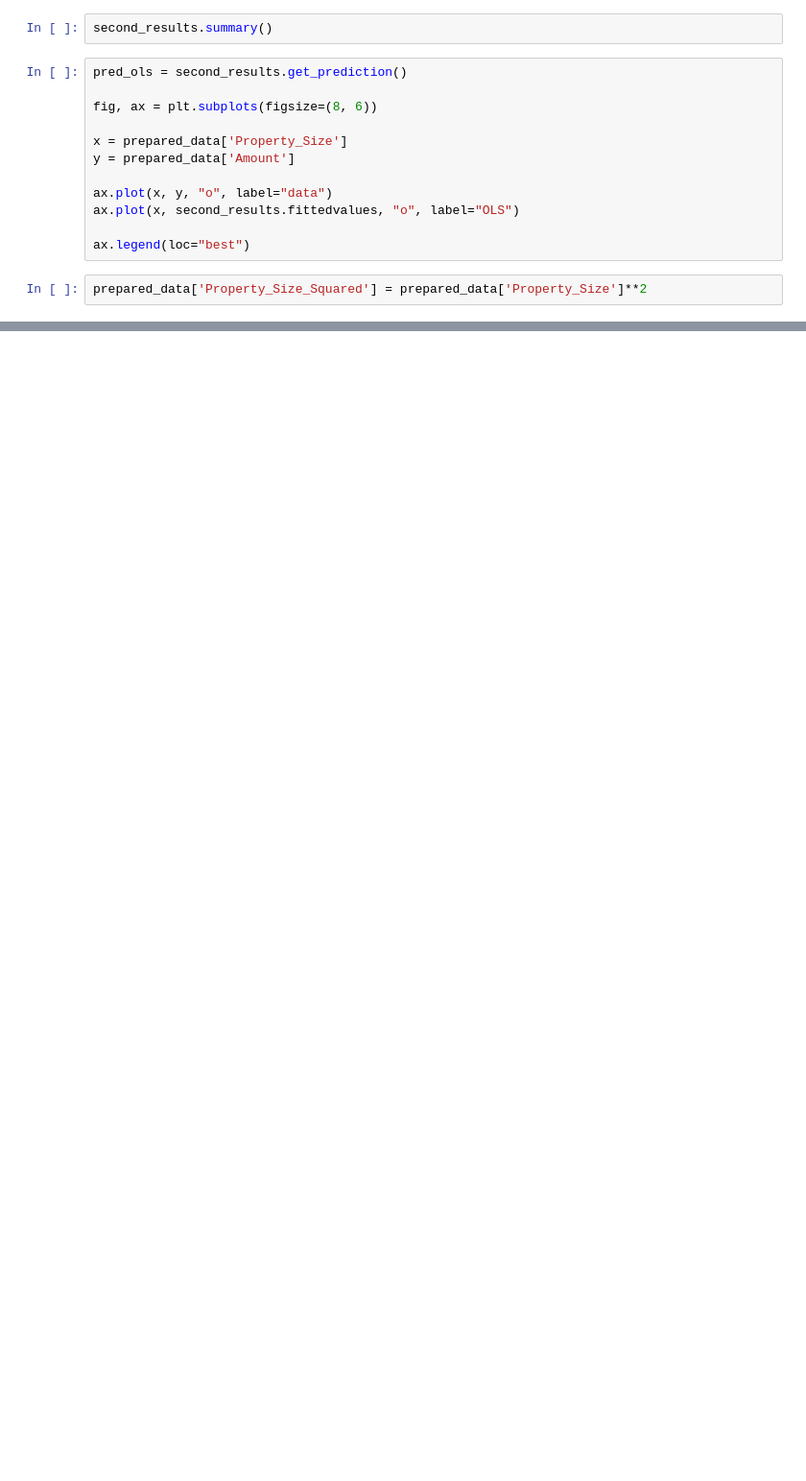
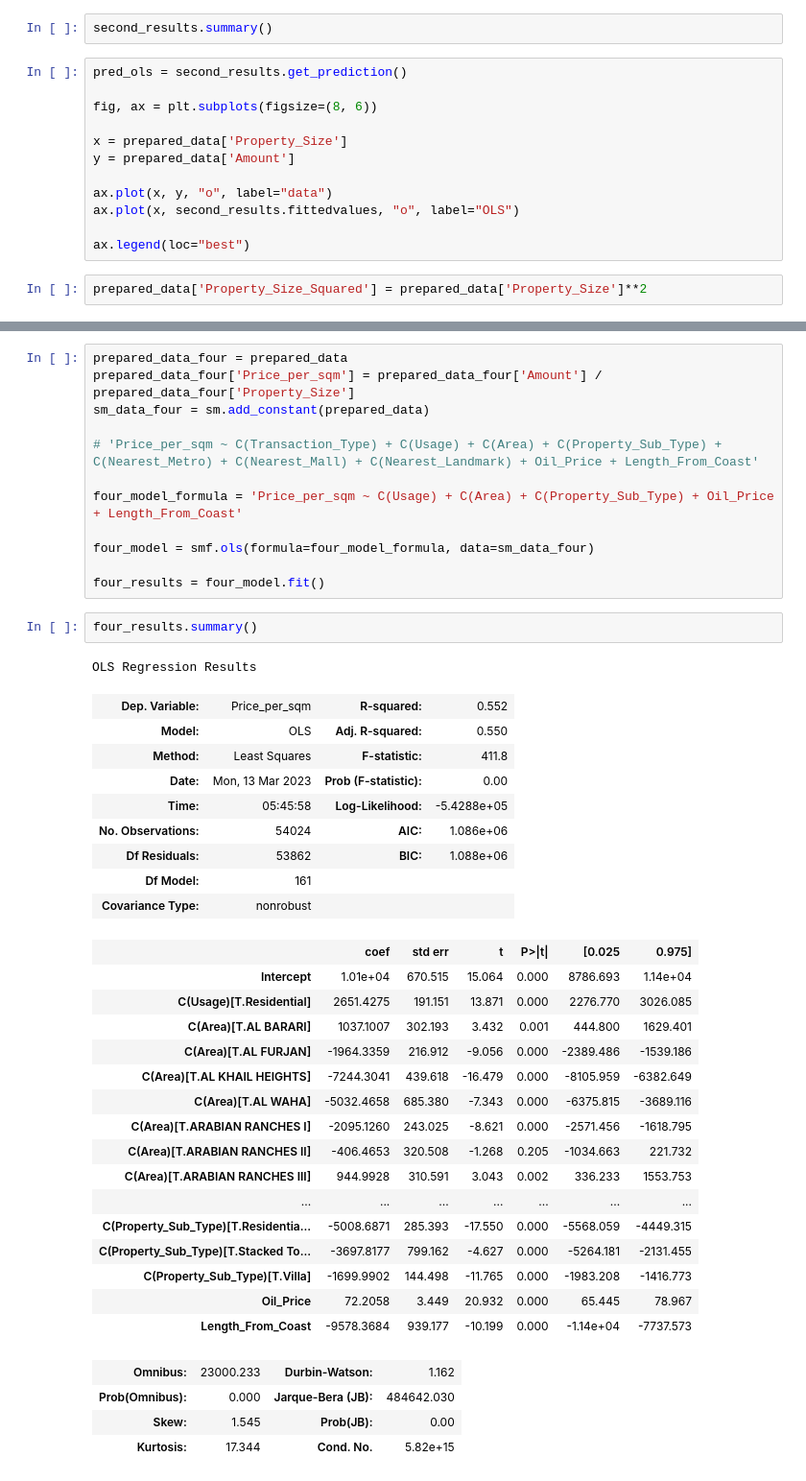
Before and after one commit to geporys/econometrics-project-assignment-hse-2022, a Jupyter notebook: Main analysis.ipynb, the cells around one changed output, grey strips where cells are left out. Shown: that part at 96% size. Cells and saved outputs as stored; diff of their text form; blank space fills up the shorter version.

```diff
--- a/Main analysis.ipynb
+++ b/Main analysis.ipynb
@@ -246,0 +316,45 @@ second_results.summary()
+# %%
+prepared_data_four = prepared_data
+prepared_data_four['Price_per_sqm'] = prepared_data_four['Amount'] / prepared_data_four['Property_Size']
+sm_data_four = sm.add_constant(prepared_data)
+
+# 'Price_per_sqm ~ C(Transaction_Type) + C(Usage) + C(Area) + C(Property_Sub_Type) + C(Nearest_Metro) + C(Nearest_Mall) + C(Nearest_Landmark) + Oil_Price + Length_From_Coast'
+
+four_model_formula = 'Price_per_sqm ~ C(Usage) + C(Area) + C(Property_Sub_Type) + Oil_Price + Length_From_Coast'
+
+four_model = smf.ols(formula=four_model_formula, data=sm_data_four)
+
+four_results = four_model.fit()
+# %%
+four_results.summary()
+# %% [output]
+OLS Regression Results
+| Dep. Variable: | Price_per_sqm | R-squared: | 0.552 |
+| Model: | OLS | Adj. R-squared: | 0.550 |
+| Method: | Least Squares | F-statistic: | 411.8 |
+| Date: | Mon, 13 Mar 2023 | Prob (F-statistic): | 0.00 |
+| Time: | 05:45:58 | Log-Likelihood: | -5.4288e+05 |
+| No. Observations: | 54024 | AIC: | 1.086e+06 |
+| Df Residuals: | 53862 | BIC: | 1.088e+06 |
+| Df Model: | 161 |  |  |
+| Covariance Type: | nonrobust |  |  |
+|  | coef | std err | t | P>|t| | [0.025 | 0.975] |
+| Intercept | 1.01e+04 | 670.515 | 15.064 | 0.000 | 8786.693 | 1.14e+04 |
+| C(Usage)[T.Residential] | 2651.4275 | 191.151 | 13.871 | 0.000 | 2276.770 | 3026.085 |
+| C(Area)[T.AL BARARI] | 1037.1007 | 302.193 | 3.432 | 0.001 | 444.800 | 1629.401 |
+| C(Area)[T.AL FURJAN] | -1964.3359 | 216.912 | -9.056 | 0.000 | -2389.486 | -1539.186 |
+| C(Area)[T.AL KHAIL HEIGHTS] | -7244.3041 | 439.618 | -16.479 | 0.000 | -8105.959 | -6382.649 |
+| C(Area)[T.AL WAHA] | -5032.4658 | 685.380 | -7.343 | 0.000 | -6375.815 | -3689.116 |
+| C(Area)[T.ARABIAN RANCHES I] | -2095.1260 | 243.025 | -8.621 | 0.000 | -2571.456 | -1618.795 |
+| C(Area)[T.ARABIAN RANCHES II] | -406.4653 | 320.508 | -1.268 | 0.205 | -1034.663 | 221.732 |
+| C(Area)[T.ARABIAN RANCHES III] | 944.9928 | 310.591 | 3.043 | 0.002 | 336.233 | 1553.753 |
+| ... | ... | ... | ... | ... | ... | ... |
+| C(Property_Sub_Type)[T.Residentia... | -5008.6871 | 285.393 | -17.550 | 0.000 | -5568.059 | -4449.315 |
+| C(Property_Sub_Type)[T.Stacked To... | -3697.8177 | 799.162 | -4.627 | 0.000 | -5264.181 | -2131.455 |
+| C(Property_Sub_Type)[T.Villa] | -1699.9902 | 144.498 | -11.765 | 0.000 | -1983.208 | -1416.773 |
+| Oil_Price | 72.2058 | 3.449 | 20.932 | 0.000 | 65.445 | 78.967 |
+| Length_From_Coast | -9578.3684 | 939.177 | -10.199 | 0.000 | -1.14e+04 | -7737.573 |
+| Omnibus: | 23000.233 | Durbin-Watson: | 1.162 |
+| Prob(Omnibus): | 0.000 | Jarque-Bera (JB): | 484642.030 |
+| Skew: | 1.545 | Prob(JB): | 0.00 |
+| Kurtosis: | 17.344 | Cond. No. | 5.82e+15 |
```
Also changed, not shown: parts of 19 cells of this notebook, 2 other files.
